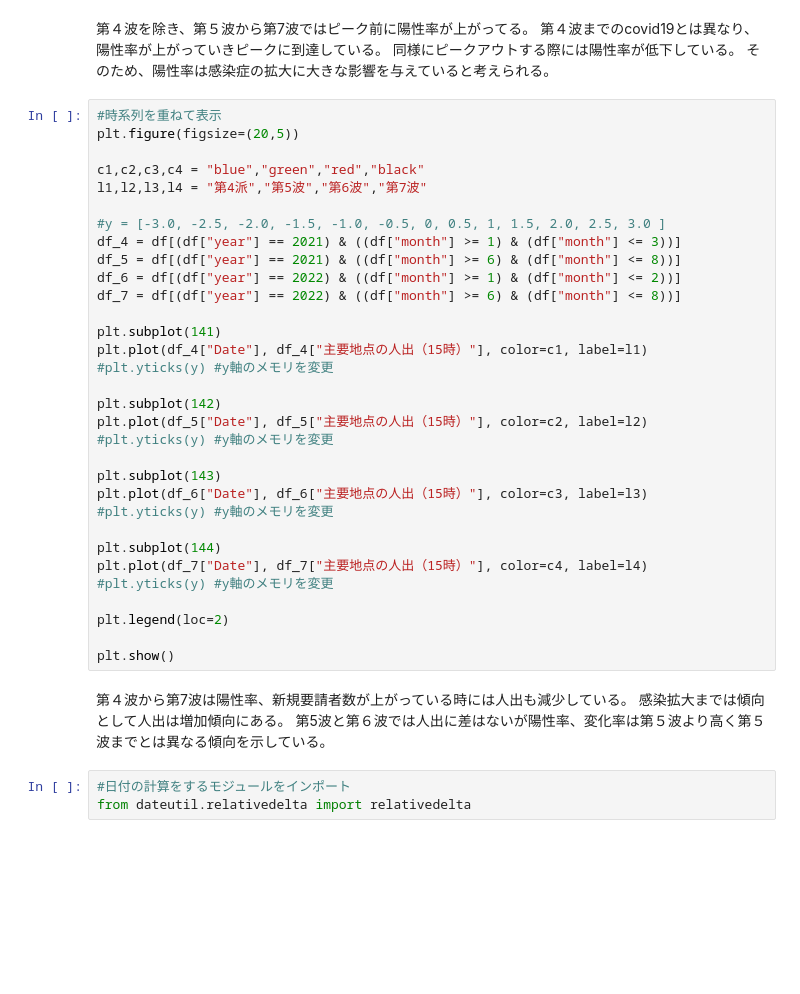
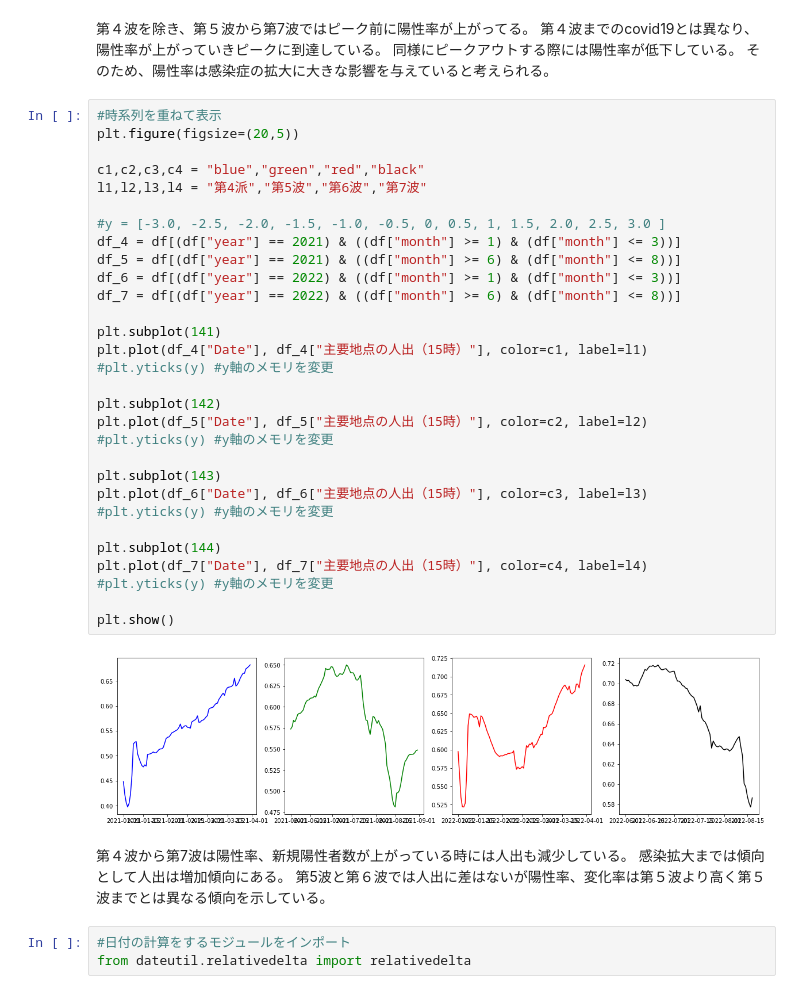
Before and after one commit to ryosuke-yakura/covid19, a Jupyter notebook: datatable/covid19.ipynb, the cells around one changed output. Drawn from its saved outputs; the diff is of its cells as text; blank space fills up the shorter version.

```diff
--- a/datatable/covid19.ipynb
+++ b/datatable/covid19.ipynb
@@ -418,37 +446,37 @@ plt.show()
 # %%
 #時系列を重ねて表示
 plt.figure(figsize=(20,5))
 
 c1,c2,c3,c4 = "blue","green","red","black"
 l1,l2,l3,l4 = "第4派","第5波","第6波","第7波"
 
 #y = [-3.0, -2.5, -2.0, -1.5, -1.0, -0.5, 0, 0.5, 1, 1.5, 2.0, 2.5, 3.0 ]
 df_4 = df[(df["year"] == 2021) & ((df["month"] >= 1) & (df["month"] <= 3))]
 df_5 = df[(df["year"] == 2021) & ((df["month"] >= 6) & (df["month"] <= 8))]
-df_6 = df[(df["year"] == 2022) & ((df["month"] >= 1) & (df["month"] <= 2))]
+df_6 = df[(df["year"] == 2022) & ((df["month"] >= 1) & (df["month"] <= 3))]
 df_7 = df[(df["year"] == 2022) & ((df["month"] >= 6) & (df["month"] <= 8))]
 
 plt.subplot(141)
 plt.plot(df_4["Date"], df_4["主要地点の人出（15時）"], color=c1, label=l1)
 #plt.yticks(y) #y軸のメモリを変更
 
 plt.subplot(142)
 plt.plot(df_5["Date"], df_5["主要地点の人出（15時）"], color=c2, label=l2)
 #plt.yticks(y) #y軸のメモリを変更
 
 plt.subplot(143)
 plt.plot(df_6["Date"], df_6["主要地点の人出（15時）"], color=c3, label=l3)
 #plt.yticks(y) #y軸のメモリを変更
 
 plt.subplot(144)
 plt.plot(df_7["Date"], df_7["主要地点の人出（15時）"], color=c4, label=l4)
 #plt.yticks(y) #y軸のメモリを変更
 
-plt.legend(loc=2)
-
 plt.show()
+# %% [output]
+[figure, added]
 # %% [markdown]
-第４波から第7波は陽性率、新規要請者数が上がっている時には人出も減少している。
+第４波から第7波は陽性率、新規陽性者数が上がっている時には人出も減少している。
 感染拡大までは傾向として人出は増加傾向にある。
 第5波と第６波では人出に差はないが陽性率、変化率は第５波より高く第５波までとは異なる傾向を示している。
 # %%
```
Also changed, not shown: parts of 10 cells of this notebook.
